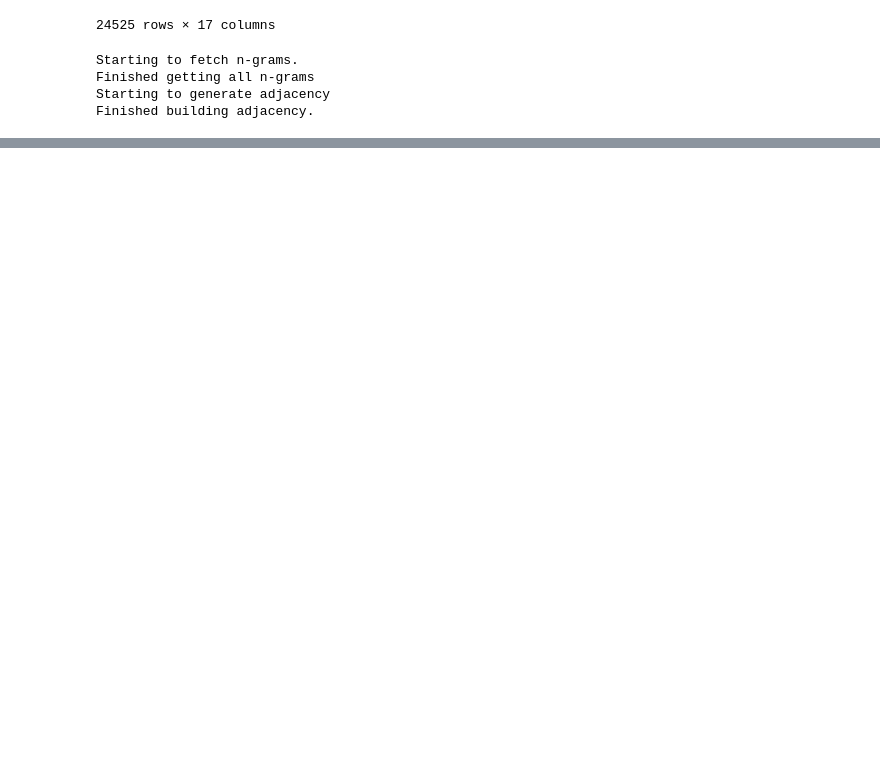
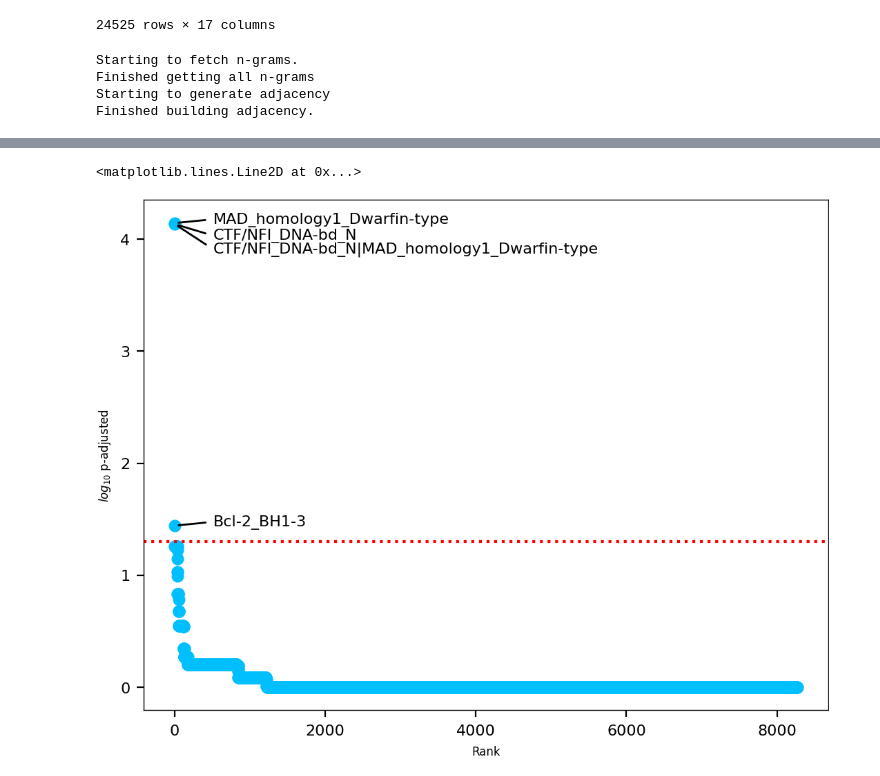
Before and after one commit to NaegleLab/DANSy_Applications, a Jupyter notebook: ccle_fusion_contribution_analysis.ipynb, the cells around one changed output, grey strips where cells are left out. Cells and saved outputs as stored; diff of their text form; code cells hidden in the pictures; blank space fills up the shorter version.

Commit message:
Updated to include gene essentiality and domain de-enrichment results in the cleaned up section.

```diff
--- a/ccle_fusion_contribution_analysis.ipynb
+++ b/ccle_fusion_contribution_analysis.ipynb
@@ -1049,0 +1064,23 @@ plt.show()
+# %%
+nat_ngrams = dansy.ngramUtilities.return_ngrams_from_list(ref_df['Interpro Domain Architecture IDs'], 15)
+# %%
+ccle_full_dansy = dansy_sum.merge(ccle_model_info.filter(['ModelID', 'OncotreeLineage', 'StrippedCellLineName']), left_on='ModelID',right_on='ModelID')
+ccle_unique_fusions = ccle_full_dansy.filter(['fusion_protein_name','dansy_impact','domain_architecture']).drop_duplicates().dropna(subset='dansy_impact')
+ccle_unique_fusions['novel_arch'] = ccle_unique_fusions.dansy_impact.apply(lambda x: str(x in ['Bridges','Reinforcement']))
+ccle_unique_fusions.domain_architecture.fillna('',inplace=True)
+# %%
+# Get the list of n-grams from the domain architectures
+ccle_ngrams = dansy.ngramUtilities.return_ngrams_from_list(ccle_unique_fusions.domain_architecture,5) # Don't bother with beyond 5-grams
+ccle_ngrams_preexist = sorted(set(ccle_ngrams).intersection(nat_ngrams))
+# %%
+enrich_ccle_dansy = EnrichementAnalysis.EnrichmentAnalysis(ccle_unique_fusions, ccle_ngrams_preexist,{'category':'dansy_impact','domain_architecture':'domain_architecture'})
+# %%
+colOI = 'Bridges'
+enrich_ccle_dansy.plot(colOI)
+ax = plt.gca()
+n = sum(enrich_ccle_dansy.res.Bridges_q.le(0.05))
+EnrichementAnalysis.add_top_ngram_annotations(ax, enrich_ccle_dansy.res, proteome_net,cat=colOI,n=n,yoffset=[0,-8,-15,0,20,12,6,0,-6,-15])
+plt.axhline(-1*np.log10(0.05), ls = ':', color = 'r')
+# %% [output]
+<matplotlib.lines.Line2D at 0x...>
+[figure, added]
```
Also changed, not shown: parts of 59 cells of this notebook.
